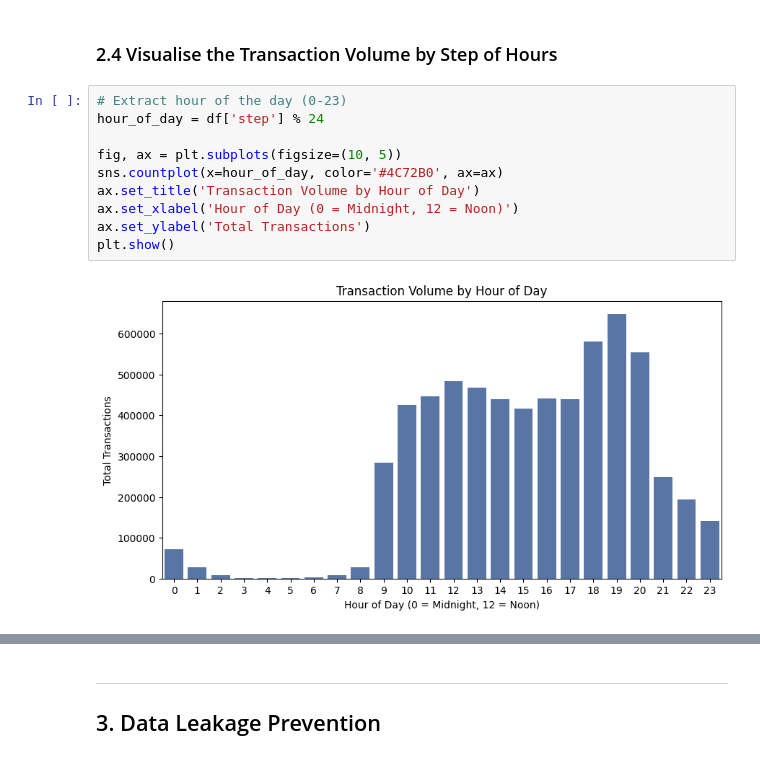
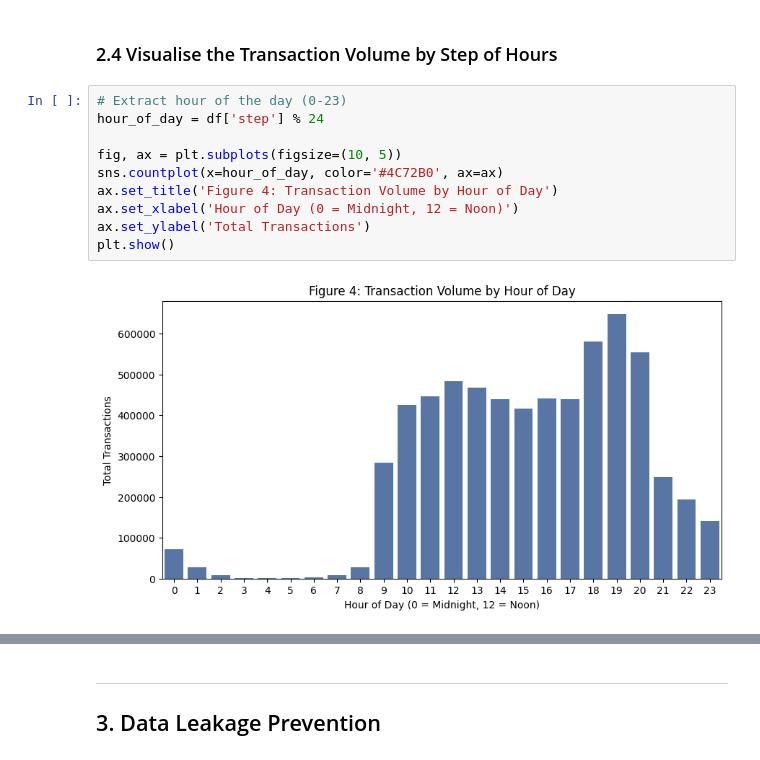
Before and after one commit to Quynh-Trang12/anomaly-watchers-donutpuff, a Jupyter notebook: ml_pipeline/notebooks/01_primary_analysis.ipynb, the cells around one changed output, grey strips where cells are left out. Drawn from its saved outputs; the diff is of its cells as text.

```diff
--- a/ml_pipeline/notebooks/01_primary_analysis.ipynb
+++ b/ml_pipeline/notebooks/01_primary_analysis.ipynb
@@ -417,12 +421,12 @@ plt.show()
 # %%
 # Extract hour of the day (0-23)
 hour_of_day = df['step'] % 24
 
 fig, ax = plt.subplots(figsize=(10, 5))
 sns.countplot(x=hour_of_day, color='#4C72B0', ax=ax)
-ax.set_title('Transaction Volume by Hour of Day')
+ax.set_title('Figure 4: Transaction Volume by Hour of Day')
 ax.set_xlabel('Hour of Day (0 = Midnight, 12 = Noon)')
 ax.set_ylabel('Total Transactions')
 plt.show()
 # %% [output]
-[figure, old version]
+[figure, new version]
```
Also changed, not shown: parts of 31 cells of this notebook, 4 other files.
